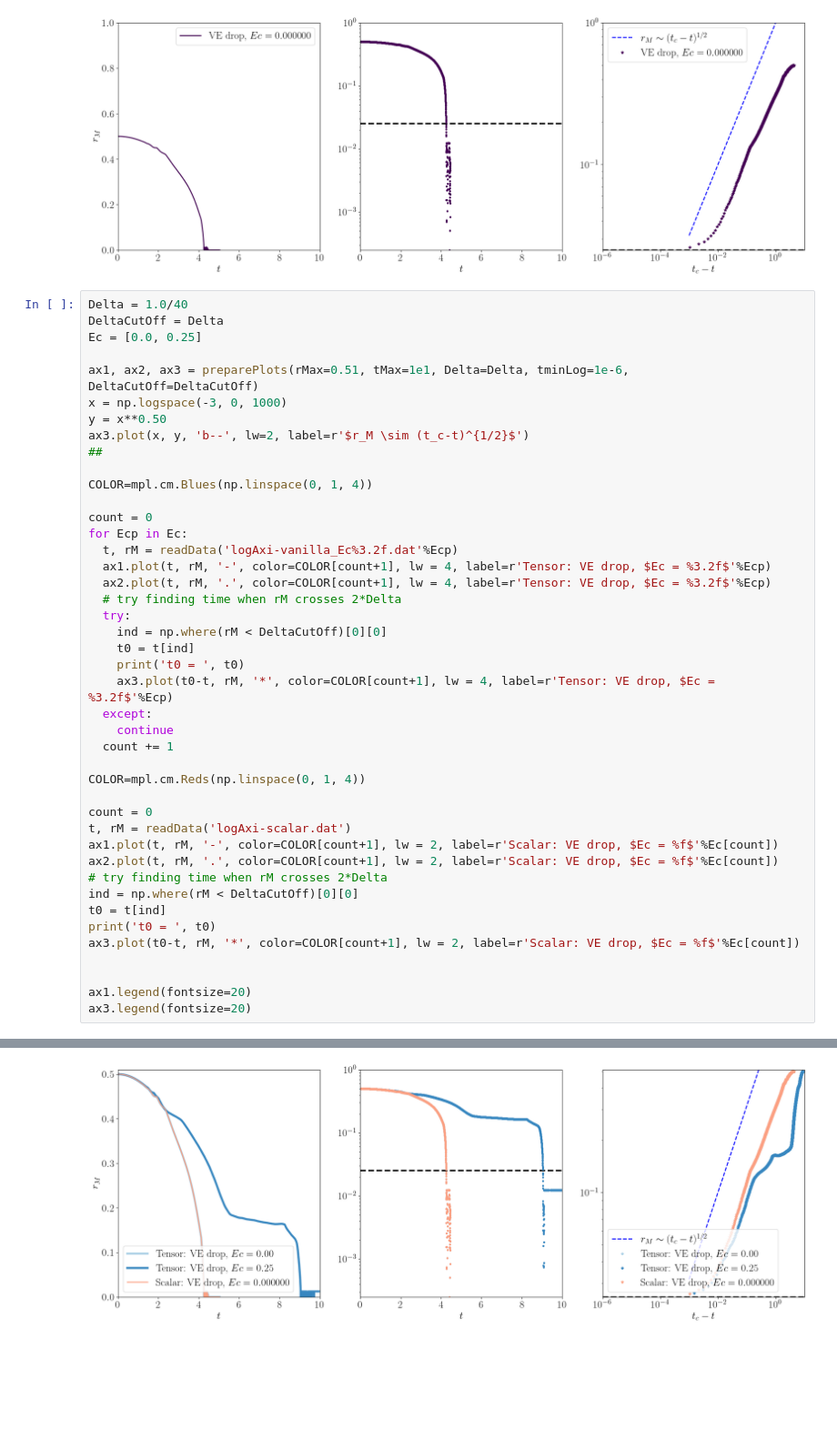
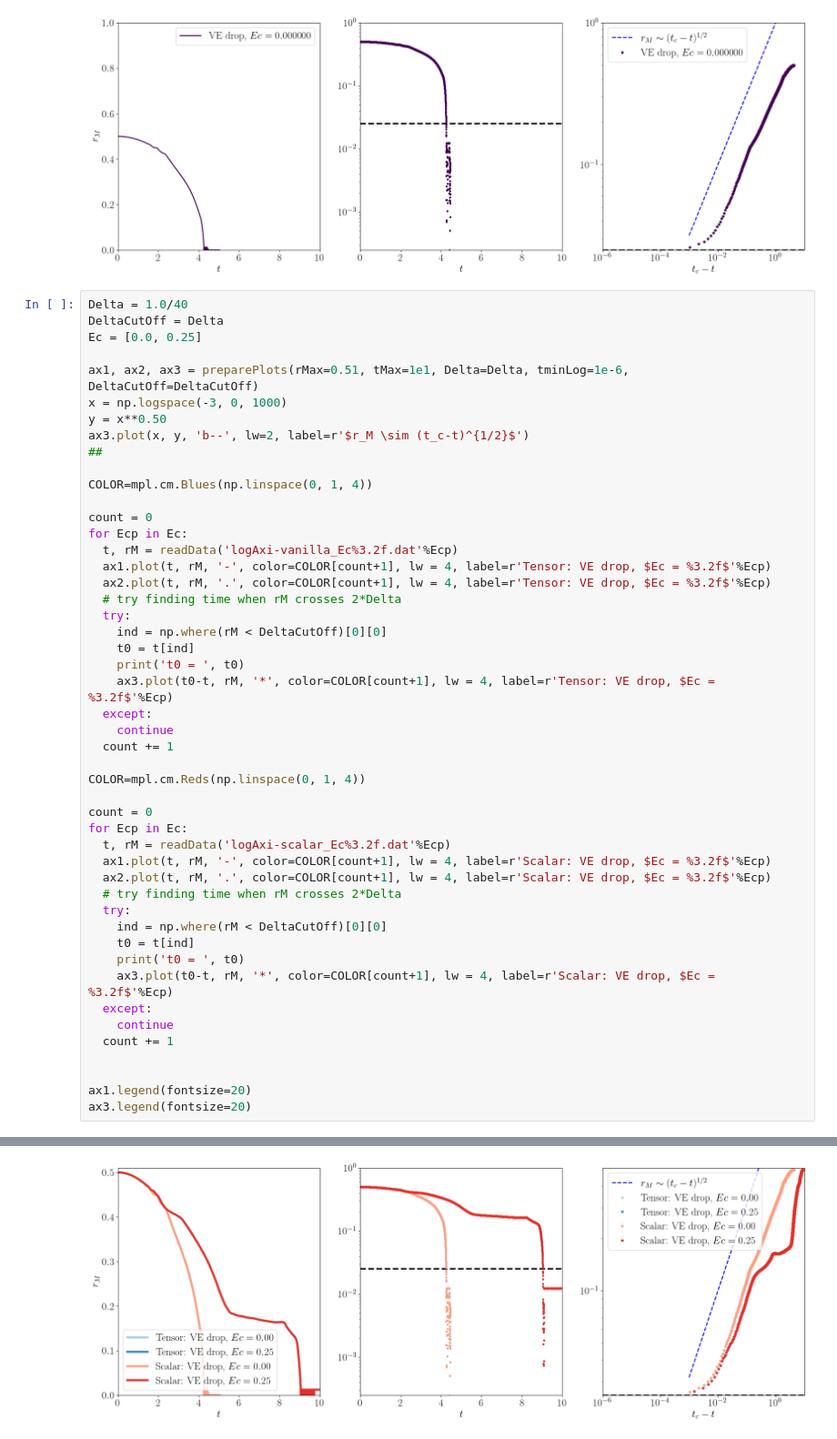
Before and after one commit to comphy-lab/fiber, a Jupyter notebook: testCases/verifyWtihPlots.ipynb, the cells around one changed output, grey strips where cells are left out. Shown: that part at 91% size. Cells and saved outputs as stored; diff of their text form; blank space fills up the shorter version.

```diff
--- a/testCases/verifyWtihPlots.ipynb
+++ b/testCases/verifyWtihPlots.ipynb
@@ -121,14 +121,19 @@ for Ecp in Ec:
 COLOR=mpl.cm.Reds(np.linspace(0, 1, 4))
 
 count = 0
-t, rM = readData('logAxi-scalar.dat')
-ax1.plot(t, rM, '-', color=COLOR[count+1], lw = 2, label=r'Scalar: VE drop, $Ec = %f$'%Ec[count])
-ax2.plot(t, rM, '.', color=COLOR[count+1], lw = 2, label=r'Scalar: VE drop, $Ec = %f$'%Ec[count])
-# try finding time when rM crosses 2*Delta
-ind = np.where(rM < DeltaCutOff)[0][0]
-t0 = t[ind]
-print('t0 = ', t0)
-ax3.plot(t0-t, rM, '*', color=COLOR[count+1], lw = 2, label=r'Scalar: VE drop, $Ec = %f$'%Ec[count])
+for Ecp in Ec:
+  t, rM = readData('logAxi-scalar_Ec%3.2f.dat'%Ecp)
+  ax1.plot(t, rM, '-', color=COLOR[count+1], lw = 4, label=r'Scalar: VE drop, $Ec = %3.2f$'%Ecp)
+  ax2.plot(t, rM, '.', color=COLOR[count+1], lw = 4, label=r'Scalar: VE drop, $Ec = %3.2f$'%Ecp)
+  # try finding time when rM crosses 2*Delta
+  try:
+    ind = np.where(rM < DeltaCutOff)[0][0]
+    t0 = t[ind]
+    print('t0 = ', t0)
+    ax3.plot(t0-t, rM, '*', color=COLOR[count+1], lw = 4, label=r'Scalar: VE drop, $Ec = %3.2f$'%Ecp)
+  except:
+    continue
+  count += 1
 
 
 ax1.legend(fontsize=20)
@@ -140,2 +146,2 @@ t0 =  4.25258
 <matplotlib.legend.Legend at 0x...>
-[figure, old version]
+[figure, new version]
```
Also changed, not shown: parts of 1 cell of this notebook, 2 other files.
